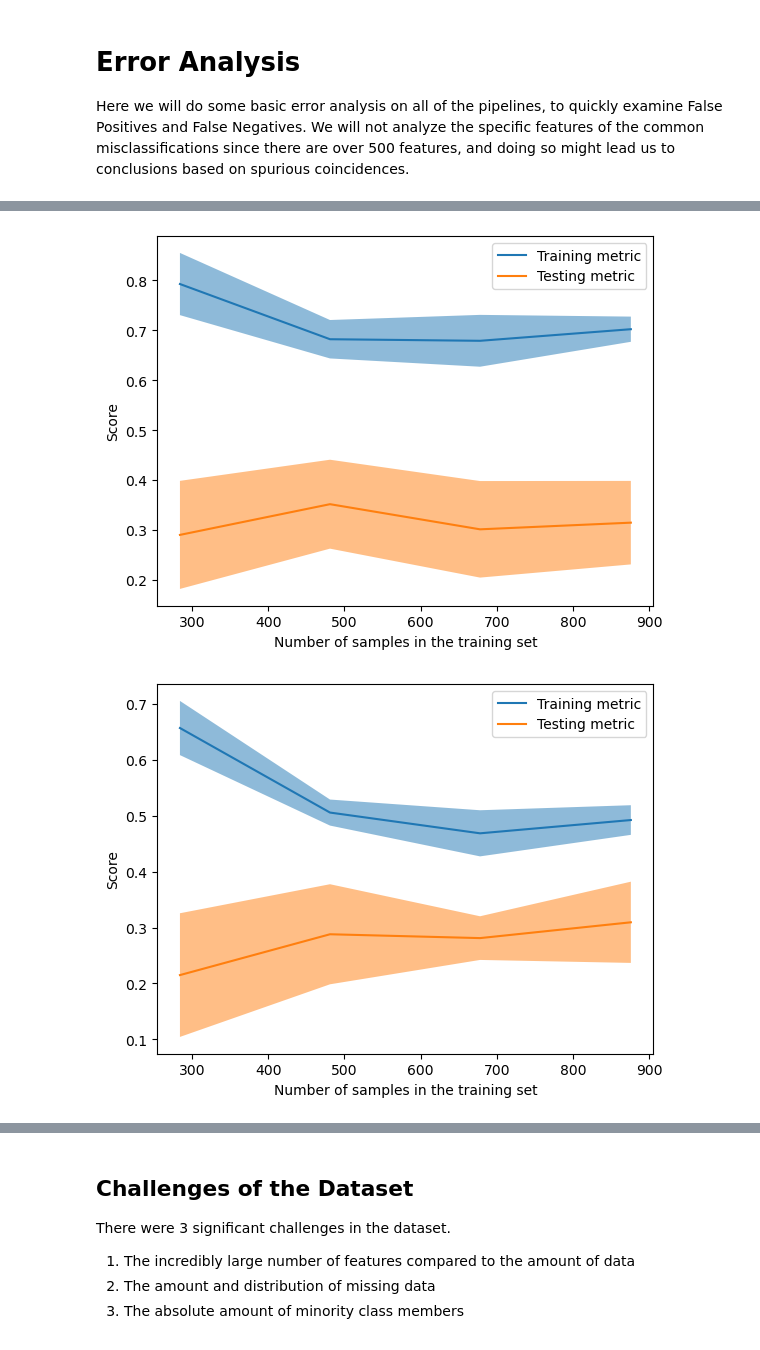
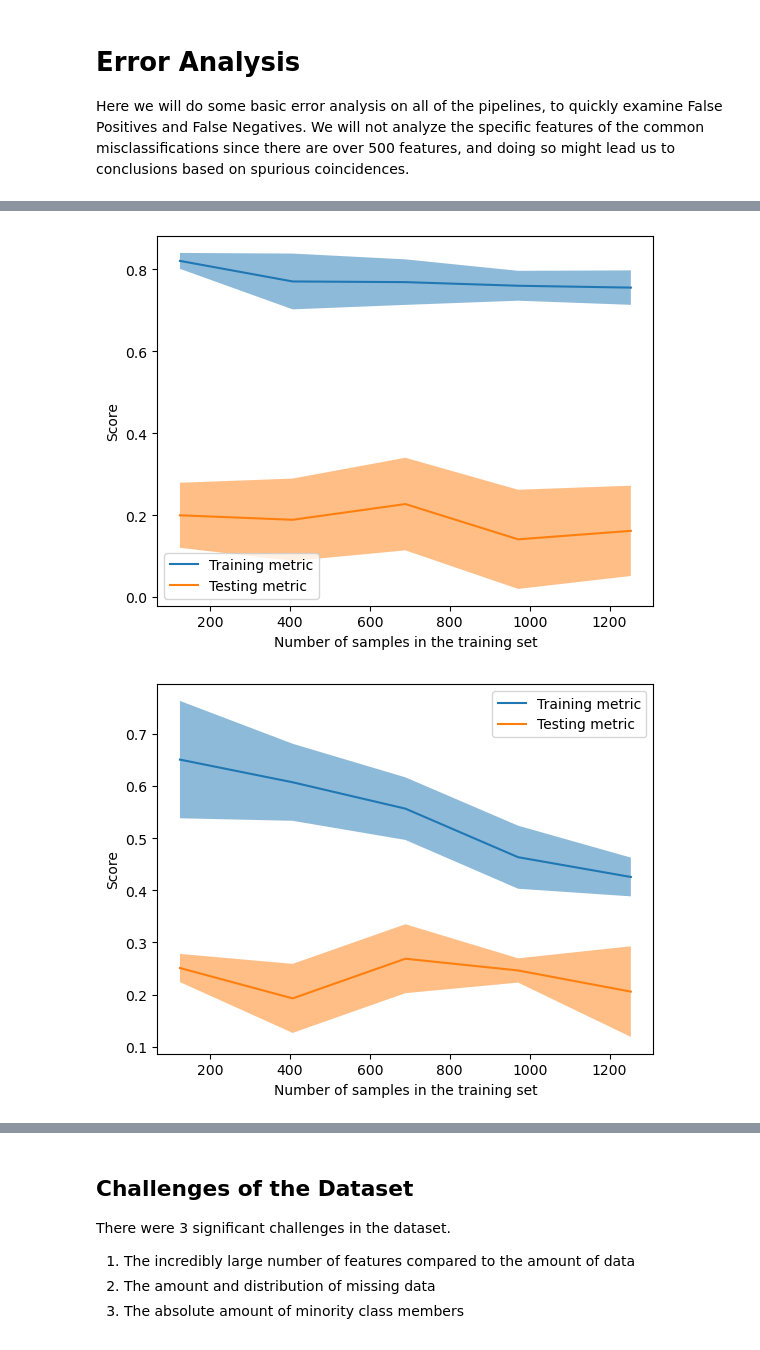
Before and after one commit to 4a24192a/erm-theres-an-issue, a Jupyter notebook: fault_detection.ipynb, the cells around one changed output, grey strips where cells are left out. Cells and saved outputs as stored; diff of their text form; code cells hidden in the pictures.

```diff
--- a/fault_detection.ipynb
+++ b/fault_detection.ipynb
@@ -1158,6 +1137,38 @@ Notes: Get feedback on the feature selection and engineering.
 # %% [markdown]
 ## Final Model Evaluation
 We evaluate the final model on the test set.
+# %%
+# pipeline steps
+
+def xgb_fn(): # we need different ones for each model because the feature_select preprocessing depends on each model.
+    return [
+    ('imputer', KNNImputer(add_indicator= True)), # To use MissingIndicators separately, use FeatureUnion since it gets rid of the original data
+    ('remove_constants', VarianceThreshold(0)),
+    ('scaler', StandardScaler()),
+    ('feature_select', SelectFromModel(XGBClassifier(n_estimators = 50, max_depth = 4, learning_rate = 0.2, random_state = 0), threshold = -1, max_features = 40)),
+    ('smoteenn', SMOTEENN(random_state = 0)),
+    ('classifier', XGBClassifier(n_estimators = 50, max_depth = 4, learning_rate = 0.2, random_state = 0))
+    ]
+
+def rf_fn(): # we need different ones for each model because the feature_select preprocessing depends on each model.
+    return [
+    ('imputer', KNNImputer(add_indicator= True)), # To use MissingIndicators separately, use FeatureUnion since it gets rid of the original data
+    ('remove_constants', VarianceThreshold(0)),
+    ('scaler', StandardScaler()),
+    ('feature_select', SelectFromModel(RandomForestClassifier(n_estimators = 50, max_depth = 3, random_state = 0), threshold = -1, max_features = 40)),
+    ('smoteenn', SMOTEENN(random_state = 0)),
+    ('classifier', RandomForestClassifier(n_estimators = 50, max_depth = 3, random_state = 0))
+    ]
+
+def lr_fn(): # we need different ones for each model because the feature_select preprocessing depends on each model.
+    return [
+    ('imputer', KNNImputer(add_indicator= True)), # To use MissingIndicators separately, use FeatureUnion since it gets rid of the original data
+    ('remove_constants', VarianceThreshold(0)),
+    ('scaler', StandardScaler()),
+    ('feature_select', SelectFromModel(LogisticRegression(random_state = 0), threshold = -1, max_features = 40)),
+    ('smoteenn', SMOTEENN(random_state = 0)),
+    ('classifier', LogisticRegression(random_state = 0))
+    ]
 # %%
 # Model Evaluation
 
@@ -1269,21 +1280,21 @@ True positives:  17
 # %%
 from sklearn.model_selection import LearningCurveDisplay
 from sklearn.metrics import fbeta_score, make_scorer
 from sklearn.base import clone
 
 scorer = make_scorer(fbeta_score, beta = 2)
 
 model_xgb = clone(pipeline_xgb)
-LearningCurveDisplay.from_estimator(model_xgb, X_train,y_train, scoring = scorer, score_type = 'both')
+LearningCurveDisplay.from_estimator(model_xgb, X, y, scoring = scorer, score_type = 'both')
 plt.show()
 
 model_rf = clone(pipeline_rf)
-LearningCurveDisplay.from_estimator(model_rf, X_train,y_train, scoring = scorer, score_type = 'both')
+LearningCurveDisplay.from_estimator(model_rf, X, y, scoring = scorer, score_type = 'both')
 plt.show()
 
 model_lr = clone(pipeline_lr)
-LearningCurveDisplay.from_estimator(model_lr, X_train,y_train, scoring = scorer, score_type = 'both')
+LearningCurveDisplay.from_estimator(model_lr, X, y, scoring = scorer, score_type = 'both')
 plt.show()
 # %% [output]
-[figure, old version]
+[figure, new version]
-[figure, old version]
+[figure, new version]
```
Also changed, not shown: parts of 8 cells of this notebook.
